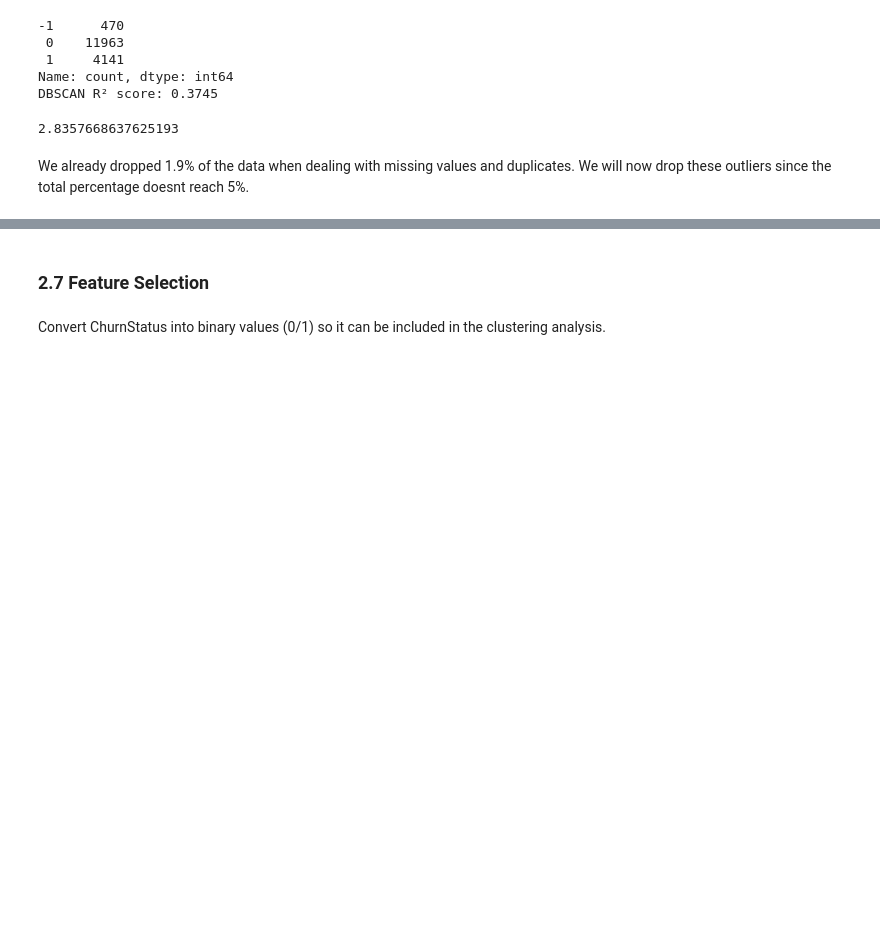
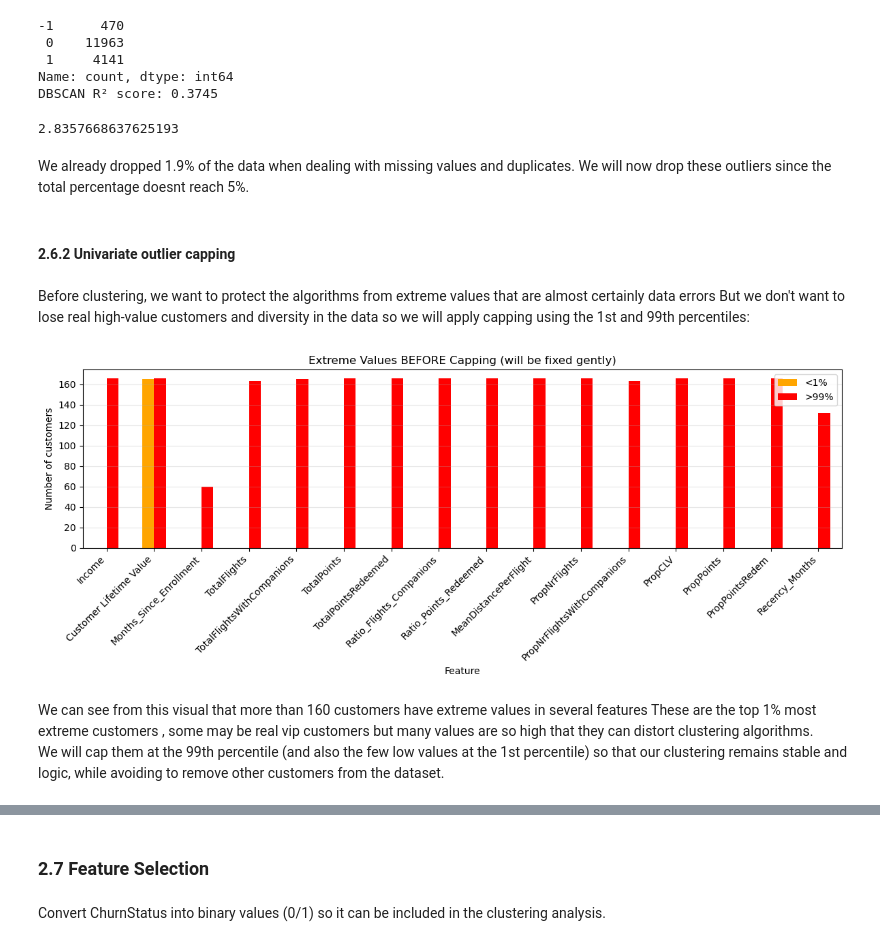
Before and after one commit to barbara-sousa-franco/Data-Mining-Project, a Jupyter notebook: Group24_Clustering_Code.ipynb, the cells around one changed output, grey strips where cells are left out. Cells and saved outputs as stored; diff of their text form; code cells hidden in the pictures; blank space fills up the shorter version.

```diff
--- a/Group24_Clustering_Code.ipynb
+++ b/Group24_Clustering_Code.ipynb
@@ -562,0 +596,5 @@ customers_merged.loc[mask_to_fix, 'PropPointsRedem'] = customers_merged.loc[mask
+# %%
+mask_fix_total = (customers_merged['TotalPointsRedeemed'] > customers_merged['TotalPoints']) & \
+                 (customers_merged['EnrollmentDateOpening'] >= ANALYSIS_START_DATE)
+customers_merged.loc[mask_fix_total, 'TotalPointsRedeemed'] = customers_merged.loc[mask_fix_total, 'TotalPoints']
+print(f"Fixed {mask_fix_total.sum()} total cases by capping Redeem = Points")
@@ -705,3 +747,32 @@ We already dropped 1.9% of the data when dealing with missing values and duplica
 # %%
 df_outliers = df_outlier_treat[df_outlier_treat['DBSCAN_Labels'] == -1]
 df_outlier_treat.drop((df_outlier_treat[df_outlier_treat['DBSCAN_Labels'] == -1].index), inplace=True)
+# %% [markdown]
+####  2.6.2 Univariate outlier capping
+# %% [markdown]
+Before clustering, we want to protect the algorithms from extreme values that are almost certainly data errors
+But we don't want to lose real high-value customers and diversity in the data so we will apply capping using the 1st and 99th percentiles:
+# %%
+extreme = []
+for col in metric_features:
+    low  = df_outlier_treat[col].quantile(0.01)
+    high = df_outlier_treat[col].quantile(0.99)
+    n_low  = (df_outlier_treat[col] < low).sum()
+    n_high = (df_outlier_treat[col] > high).sum()
+    if n_low + n_high > 0:
+        extreme.append([col, n_low, n_high])
+# %%
+pd.DataFrame(extreme, columns=['Feature', '<1%', '>99%']).set_index('Feature').plot(
+    kind='bar', figsize=(12,5), color=['orange','red'])
+plt.title("Extreme Values BEFORE Capping (will be fixed gently)")
+plt.ylabel("Number of customers")
+plt.xticks(rotation=45, ha='right')
+plt.grid(axis='y', alpha=0.3)
+plt.tight_layout()
+plt.show()
+# %% [output]
+[figure, added]
+# %% [markdown]
+We can see from this visual that more than 160 customers have extreme values in several features
+These are the top 1% most extreme customers , some may be real vip customers but many values are so high that they can distort clustering algorithms.
+We will cap them at the 99th percentile (and also the few low values at the 1st percentile) so that our clustering remains stable and logic, while avoiding to remove other customers from the dataset.
```
Also changed, not shown: parts of 10 cells of this notebook.
